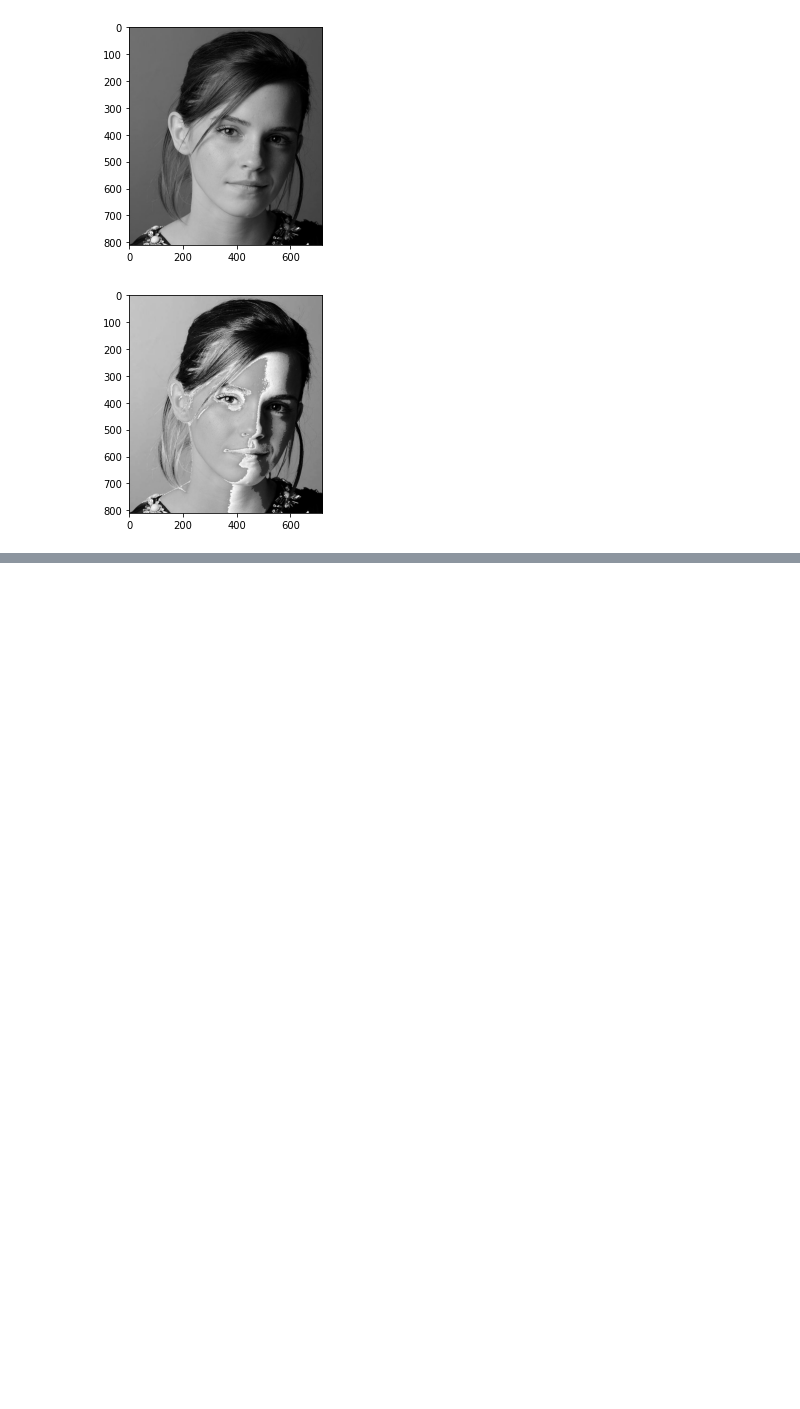
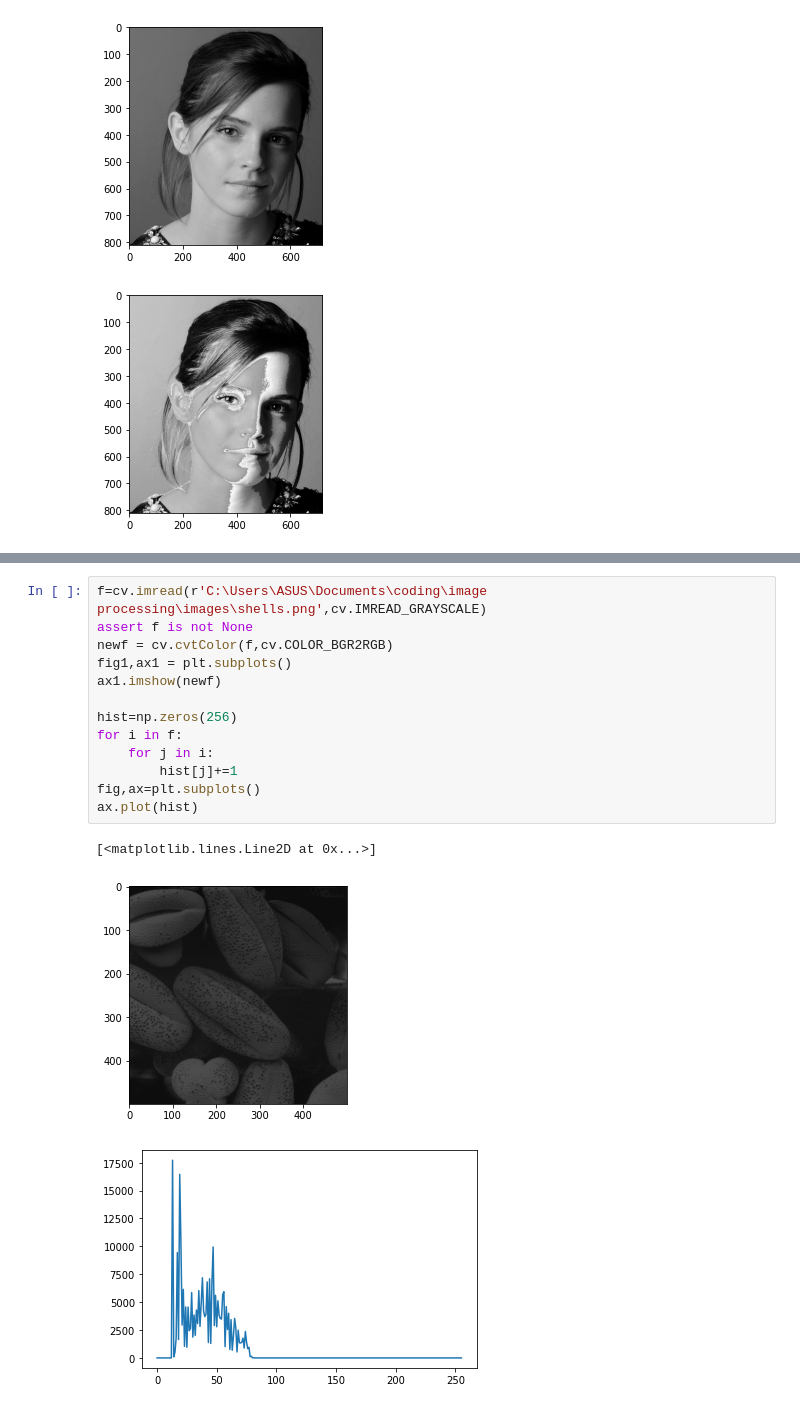
Before and after one commit to maleeshaRuvindi/EN2550_assignment1, a Jupyter notebook: 190535D_Assignment1.ipynb, the cells around one changed output, grey strips where cells are left out. Saved outputs shown, nothing was run; the diff lists cells and outputs as text; blank space fills up the shorter version.

```diff
--- a/190535D_Assignment1.ipynb
+++ b/190535D_Assignment1.ipynb
@@ -32,0 +79,17 @@ ax3.imshow(newimg2)
+# %%
+f=cv.imread(r'C:\Users\ASUS\Documents\coding\image processing\images\shells.png',cv.IMREAD_GRAYSCALE)
+assert f is not None
+newf = cv.cvtColor(f,cv.COLOR_BGR2RGB)
+fig1,ax1 = plt.subplots()
+ax1.imshow(newf)
+
+hist=np.zeros(256)
+for i in f:
+    for j in i:
+        hist[j]+=1
+fig,ax=plt.subplots()
+ax.plot(hist)
+# %% [output]
+[<matplotlib.lines.Line2D at 0x...>]
+[figure, added]
+[figure, added]
```
Also changed, not shown: parts of 3 cells of this notebook.
